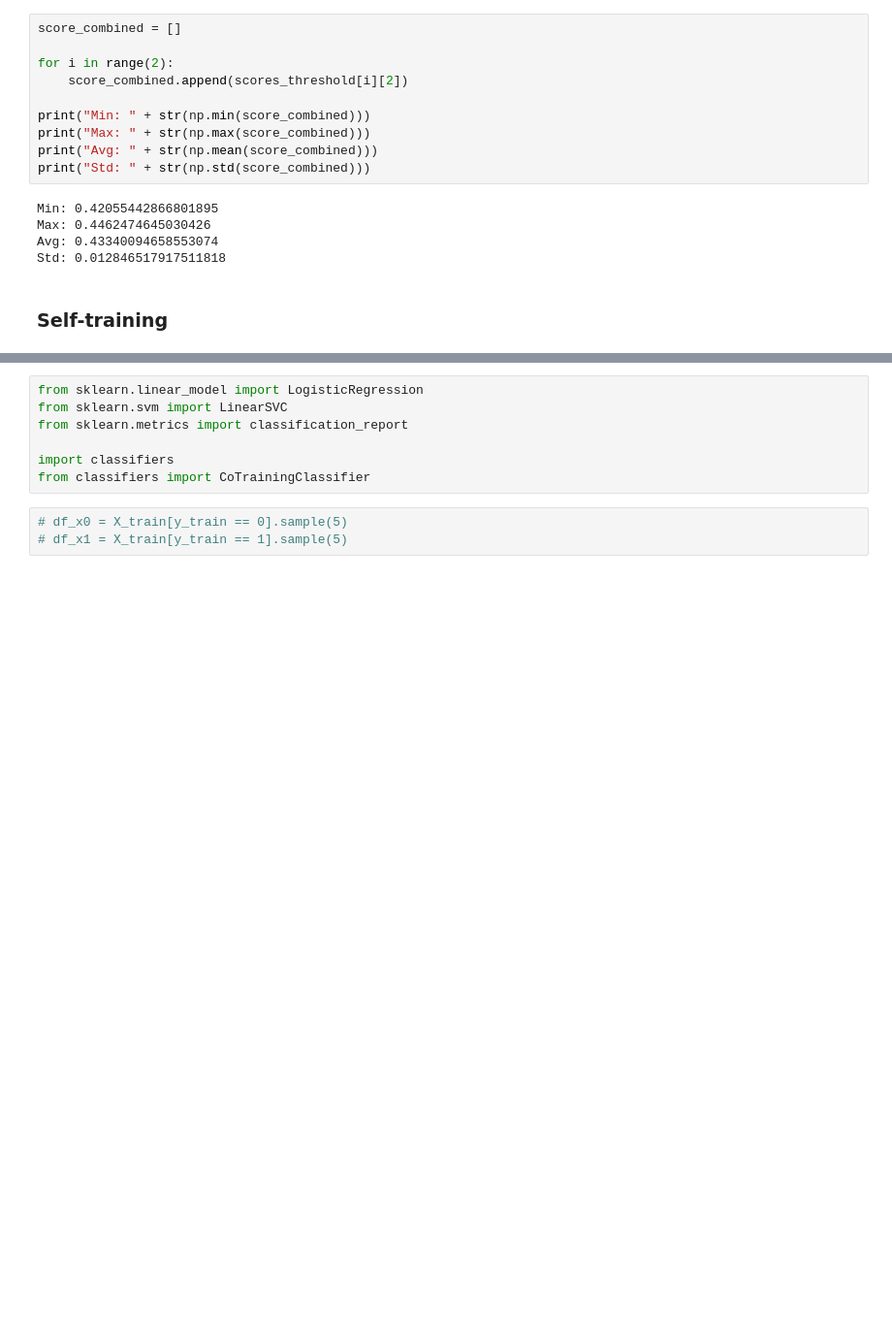
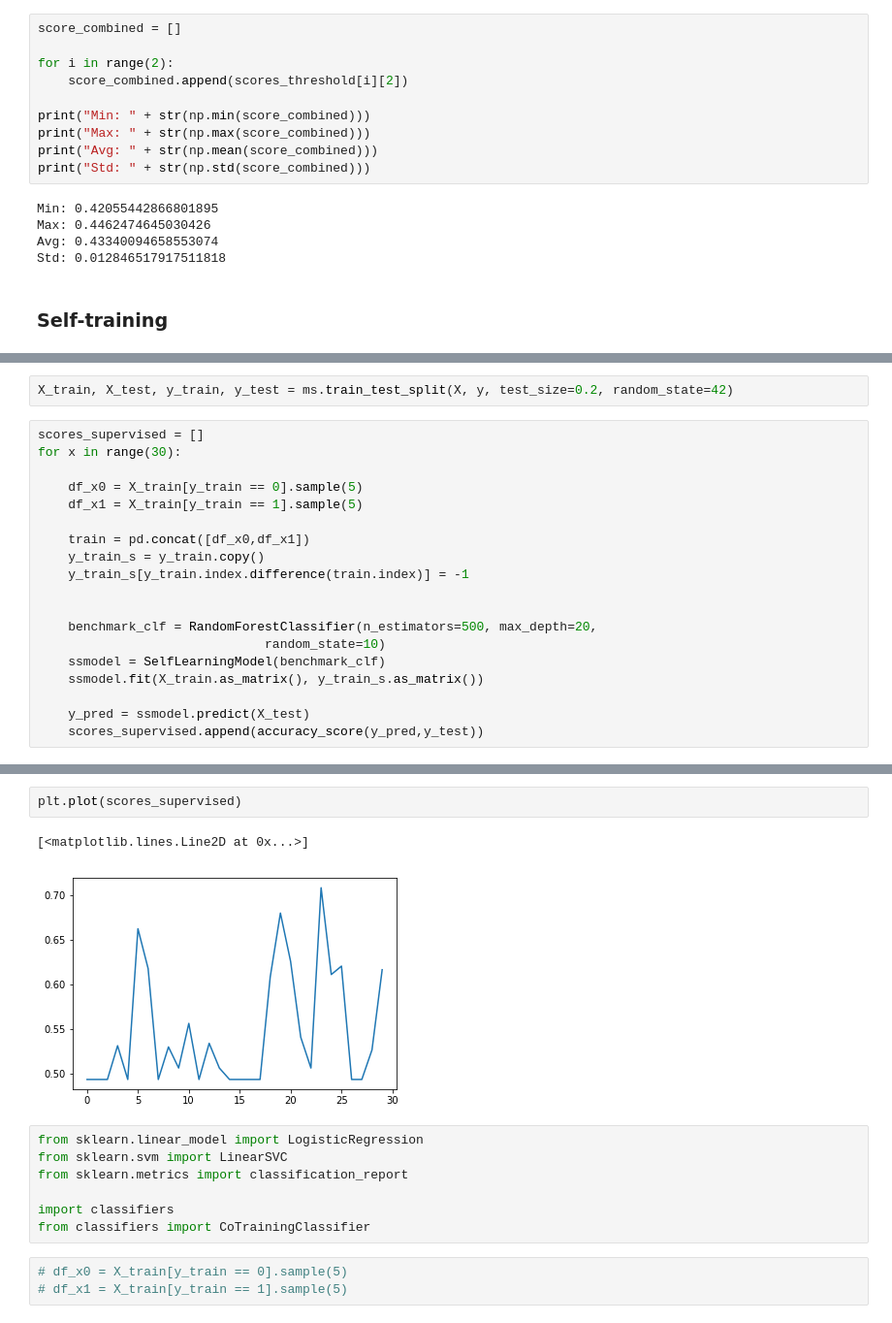
Before and after one commit to pmacinec/vos2-co-training, a Jupyter notebook: co-training-results.ipynb, the cells around one changed output, grey strips where cells are left out. Shown: that part at 97% size. Drawn from its saved outputs; the diff is of its cells as text; blank space fills up the shorter version.

Commit message:
add experiment with semi-supervised algorithm

```diff
--- a/co-training-results.ipynb
+++ b/co-training-results.ipynb
@@ -493,0 +496,21 @@ Std: 0.012846517917511818
+# %%
+X_train, X_test, y_train, y_test = ms.train_test_split(X, y, test_size=0.2, random_state=42)
+# %%
+scores_supervised = []
+for x in range(30):
+
+    df_x0 = X_train[y_train == 0].sample(5)
+    df_x1 = X_train[y_train == 1].sample(5)
+
+    train = pd.concat([df_x0,df_x1])
+    y_train_s = y_train.copy()
+    y_train_s[y_train.index.difference(train.index)] = -1
+
+
+    benchmark_clf = RandomForestClassifier(n_estimators=500, max_depth=20,
+                              random_state=10)
+    ssmodel = SelfLearningModel(benchmark_clf)
+    ssmodel.fit(X_train.as_matrix(), y_train_s.as_matrix())
+
+    y_pred = ssmodel.predict(X_test)
+    scores_supervised.append(accuracy_score(y_pred,y_test))
@@ -494,3 +527,8 @@ Std: 0.012846517917511818
+# %%
+plt.plot(scores_supervised)
+# %% [output]
+[<matplotlib.lines.Line2D at 0x...>]
+[figure, added]
 # %%
 from sklearn.linear_model import LogisticRegression
 from sklearn.svm import LinearSVC
```
Also changed, not shown: parts of 2 cells of this notebook, 6 other files.
